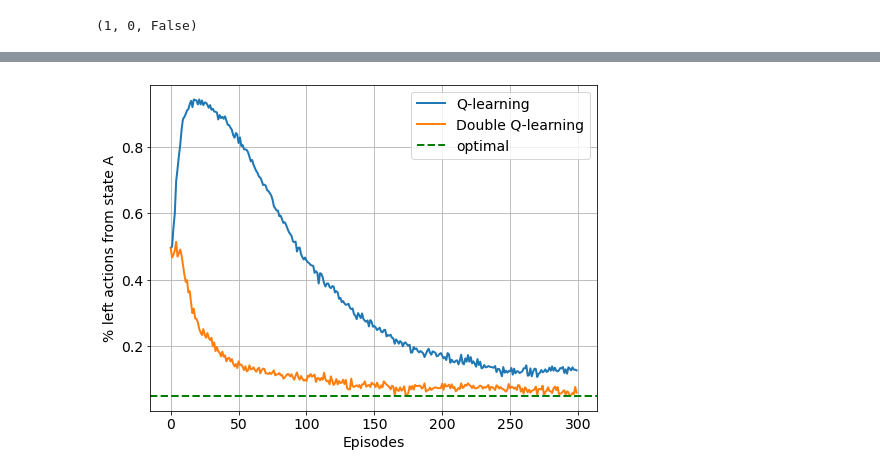
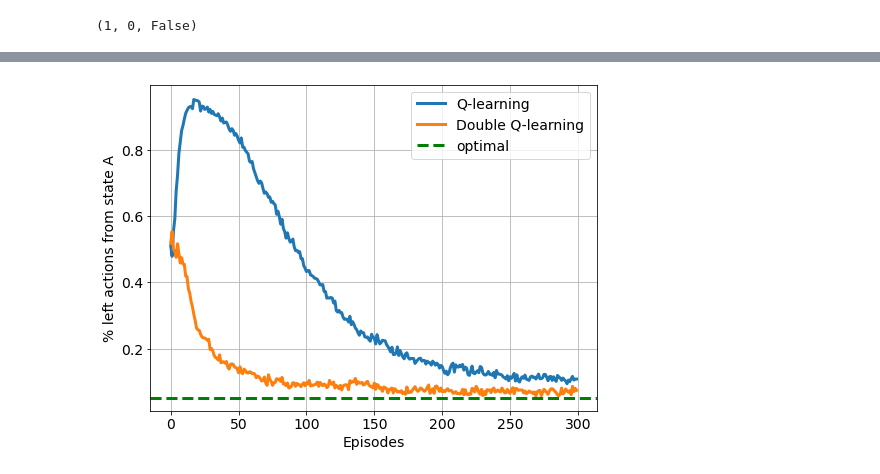
Before and after one commit to ha5ha6/judy_blog, a Jupyter notebook: _notebooks/max_bias.ipynb, the cells around one changed output, grey strips where cells are left out. Saved outputs shown, nothing was run; the diff lists cells and outputs as text; code cells hidden in the pictures.

Commit message:
doubleq

```diff
--- a/_notebooks/max_bias.ipynb
+++ b/_notebooks/max_bias.ipynb
@@ -102,37 +102,37 @@ def run_q(double=False,n_eps=300,eps=.1,lr=0.1,gm=1.):
         return Q,r_all,left_all,stp_all
     else:
         return Q1,Q2,r_all,left_all,stp_all
 
 n_runs=1000
 
 left_all=[]
 stp_all=[]
 for n in range(n_runs):
     Q,r_q,left,stp=run_q()
     left_all.append(left)
     stp_all.append(stp)
 
 plt.figure(figsize=(8,6))
 plt.rcParams['font.size']='14'
-plt.plot((np.array(left_all)/np.array(stp_all)).mean(axis=0),label='Q-learning',linewidth=2)
+plt.plot((np.array(left_all)/np.array(stp_all)).mean(axis=0),label='Q-learning',linewidth=3)
 
 left_all=[]
 stp_all=[]
 for n in range(n_runs):
     Q1,Q2,r_dq,left,stp=run_q(double=True)
     left_all.append(left)
     stp_all.append(stp)
 
-plt.plot((np.array(left_all)/np.array(stp_all)).mean(axis=0),label='Double Q-learning',linewidth=2)
-plt.axhline(0.05,color='g',linestyle='--',label='optimal',linewidth=2)
+plt.plot((np.array(left_all)/np.array(stp_all)).mean(axis=0),label='Double Q-learning',linewidth=3)
+plt.axhline(0.05,color='g',linestyle='--',label='optimal',linewidth=3)
 plt.legend()
 plt.grid()
 
 plt.xlabel('Episodes')
 plt.ylabel('% left actions from state A')
 plt.savefig('doubleq_maxbias.png',dpi=350)
 # %% [output]
-[figure, old version]
+[figure, new version]
 # %%
 Q
 # %% [output]
```
Also changed, not shown: parts of 6 cells of this notebook, 5 other files.
